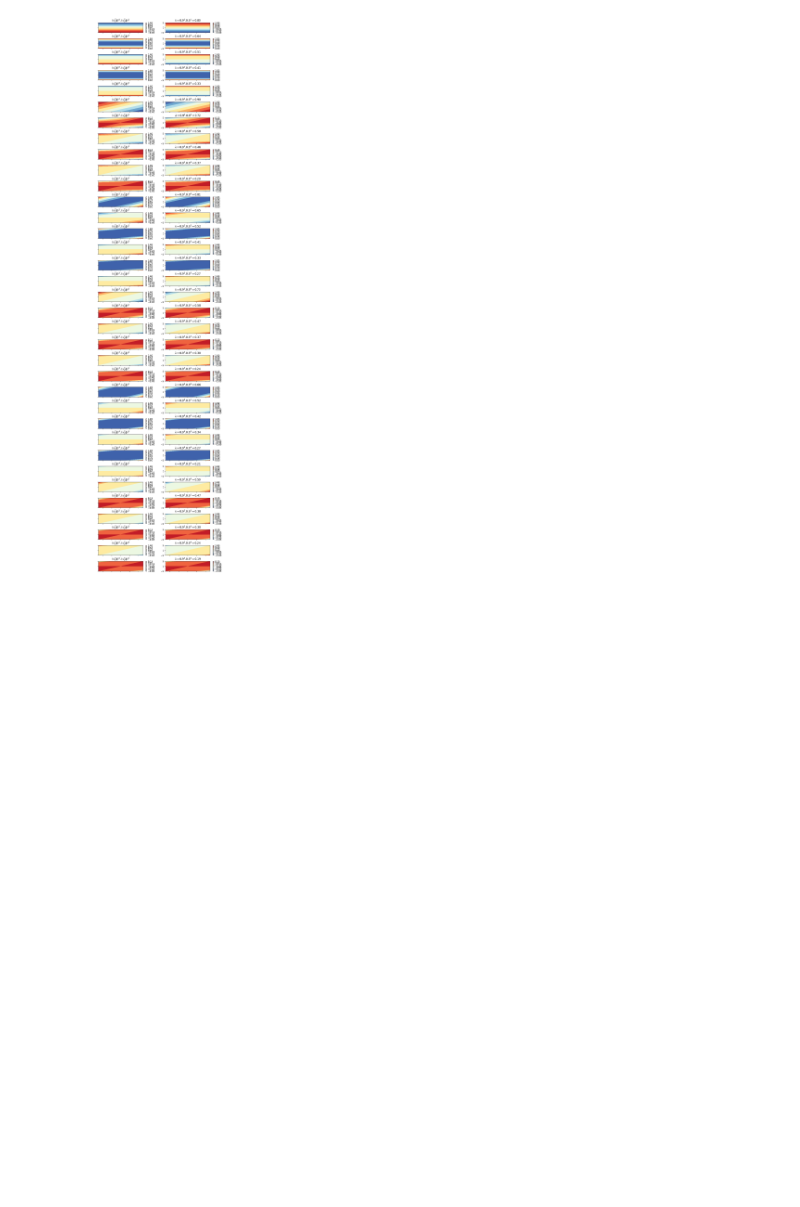
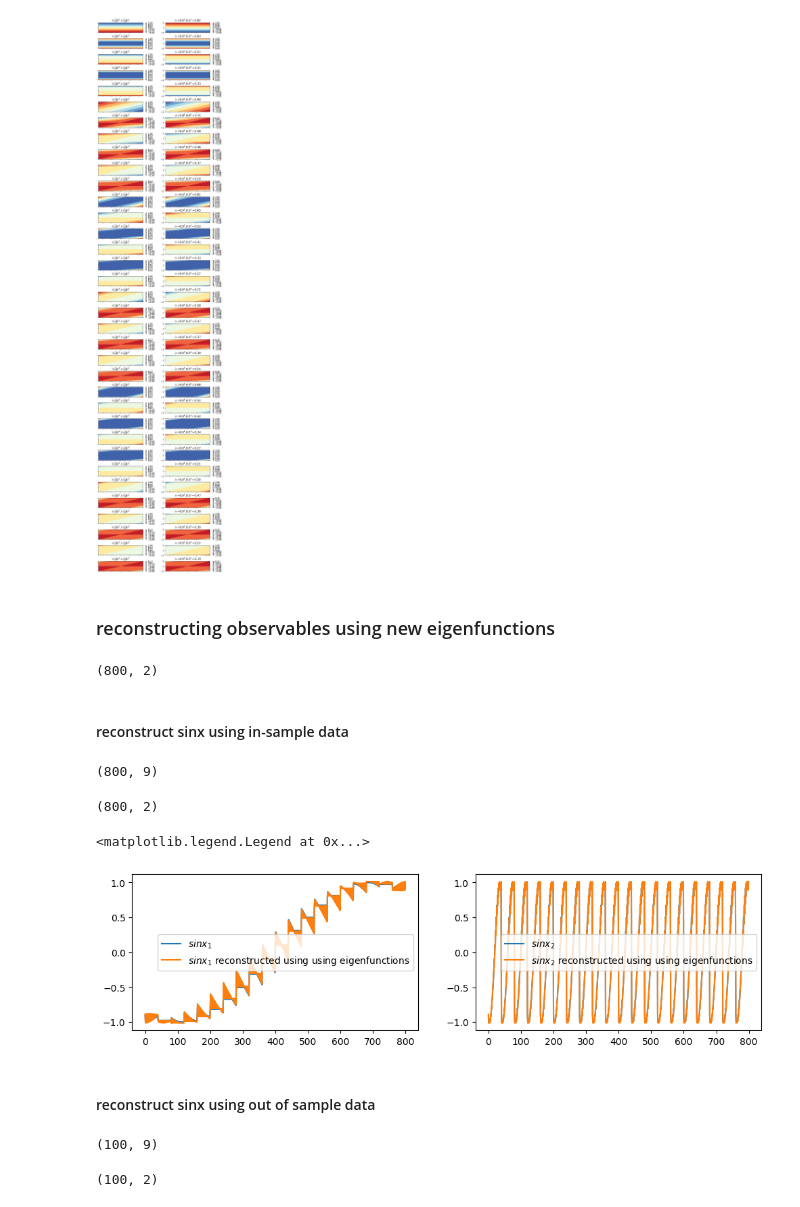
Before and after one commit to saksham219/koopman_eigensolvers, a Jupyter notebook: extend_linear_system_eigenfunctions.ipynb, the cells around one changed output. Saved outputs shown, nothing was run; the diff lists cells and outputs as text; code cells hidden in the pictures; blank space fills up the shorter version.

Commit message:
reconstruct observables using extended eigenfuncs

```diff
--- a/extend_linear_system_eigenfunctions.ipynb
+++ b/extend_linear_system_eigenfunctions.ipynb
@@ -174,3 +174,53 @@ for i in range(0,6):
 plt.show()
 # %% [output]
 [figure]
+# %% [markdown]
+### reconstructing observables using new eigenfunctions
+# %%
+sinx_df = np.sin(tsc_data).to_numpy()
+sinx_df.shape
+# %% [output]
+(800, 2)
+# %% [markdown]
+#### reconstruct sinx using in-sample data
+# %%
+eigfunc_matrix = koopman_eigen.eigenfunction_left(koopman_eigen.left_koopman_eigvecs)(tsc_data.to_numpy())
+eigfunc_matrix.shape
+# %% [output]
+(800, 9)
+# %%
+sinx_recons_df = koopman_eigen.reconstruct_observable(sinx_df, eigfunc_matrix)
+sinx_recons_df.shape
+# %% [output]
+(800, 2)
+# %%
+fig, ax = plt.subplots(1,2, figsize=(12,3))
+
+ax[0].plot(sinx_df[:,0], label="$sin x_1$")
+ax[0].plot(sinx_recons_df[:,0], label="$sinx_1$ reconstructed using using eigenfunctions")
+ax[0].legend()
+
+ax[1].plot(sinx_df[:,1], label="$sinx_2$")
+ax[1].plot(sinx_recons_df[:,1], label="$sinx_2$ reconstructed using using eigenfunctions")
+ax[1].legend()
+# %% [output]
+<matplotlib.legend.Legend at 0x...>
+[figure, added]
+# %% [markdown]
+#### reconstruct sinx using out of sample data
+# %%
+x = np.linspace(-3*np.pi, 3*np.pi, 100)
+y = np.linspace(-3*np.pi, 3*np.pi, 100)
+
+oos_grid = np.array([x, y]).T
+sinx_oos_grid = np.sin(oos_grid)
+
+eigfunc_matrix = koopman_eigen.eigenfunction_left(koopman_eigen.left_koopman_eigvecs)(oos_grid)
+eigfunc_matrix.shape
+# %% [output]
+(100, 9)
+# %%
+sinx_oos_recons_orig = koopman_eigen.reconstruct_observable(sinx_oos_grid, eigfunc_matrix)
+sinx_oos_recons_orig.shape
+# %% [output]
+(100, 2)
```
Also changed, not shown: parts of 23 cells of this notebook.
